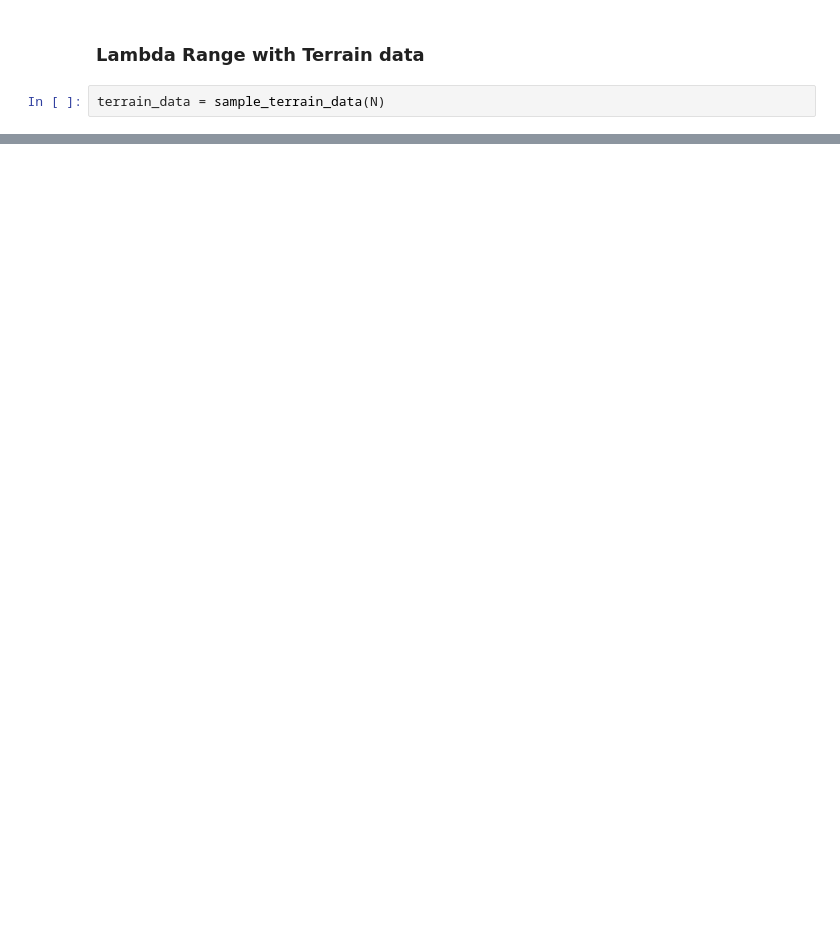
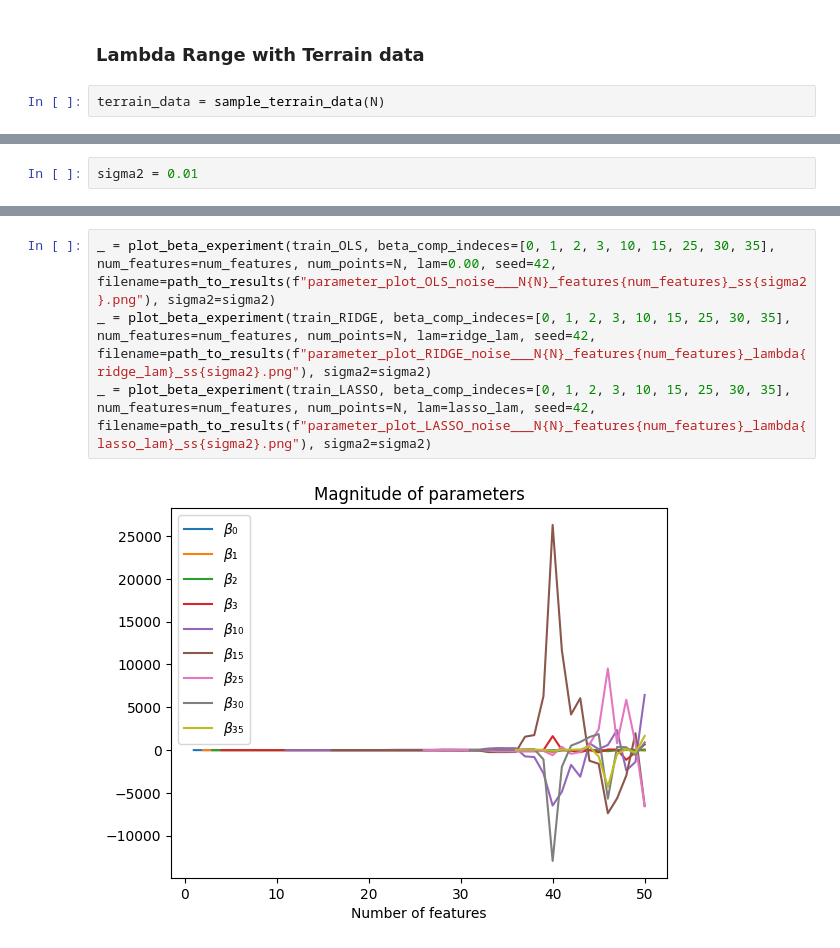
Before and after one commit to Trond01/Project1_FYS-STK4155, a Jupyter notebook: Runs/eirik.ipynb, the cells around one changed output, grey strips where cells are left out. Drawn from its saved outputs; the diff is of its cells as text; blank space fills up the shorter version.

```diff
--- a/Runs/eirik.ipynb
+++ b/Runs/eirik.ipynb
@@ -40,0 +60,2 @@ _ = plot_beta_experiment(train_LASSO, beta_comp_indeces=[0, 1, 2, 3, 10, 15, 25,
+# %%
+sigma2 = 0.01
@@ -40,0 +68,6 @@ _ = plot_beta_experiment(train_LASSO, beta_comp_indeces=[0, 1, 2, 3, 10, 15, 25,
+# %%
+_ = plot_beta_experiment(train_OLS, beta_comp_indeces=[0, 1, 2, 3, 10, 15, 25, 30, 35], num_features=num_features, num_points=N, lam=0.00, seed=42, filename=path_to_results(f"parameter_plot_OLS_noise___N{N}_features{num_features}_ss{sigma2}.png"), sigma2=sigma2)
+_ = plot_beta_experiment(train_RIDGE, beta_comp_indeces=[0, 1, 2, 3, 10, 15, 25, 30, 35], num_features=num_features, num_points=N, lam=ridge_lam, seed=42, filename=path_to_results(f"parameter_plot_RIDGE_noise___N{N}_features{num_features}_lambda{ridge_lam}_ss{sigma2}.png"), sigma2=sigma2)
+_ = plot_beta_experiment(train_LASSO, beta_comp_indeces=[0, 1, 2, 3, 10, 15, 25, 30, 35], num_features=num_features, num_points=N, lam=lasso_lam, seed=42, filename=path_to_results(f"parameter_plot_LASSO_noise___N{N}_features{num_features}_lambda{lasso_lam}_ss{sigma2}.png"), sigma2=sigma2)
+# %% [output]
+[figure, added]
```
Also changed, not shown: parts of 8 cells of this notebook, 7 other files.
